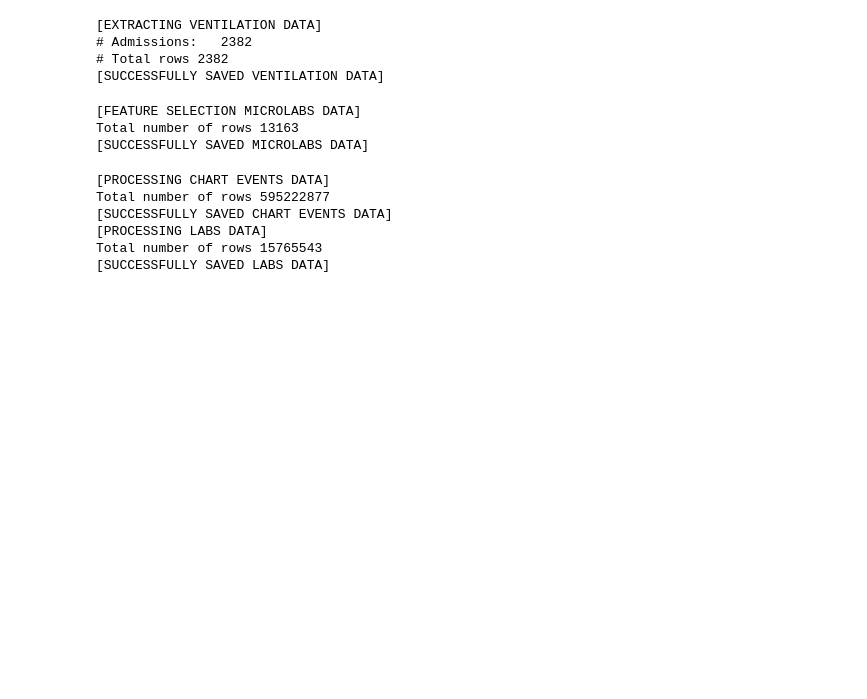
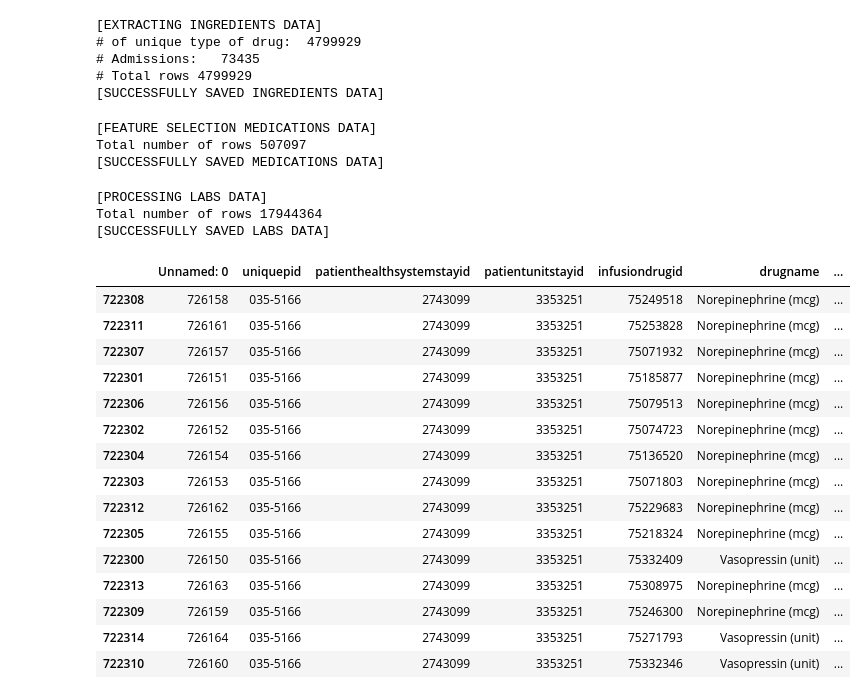
Before and after one commit to Jeong-Eul/eICU2.0_PREPROC, a Jupyter notebook: mainPipeline_step1.ipynb, the cells around one changed output. Cells and saved outputs as stored; diff of their text form; code cells hidden in the pictures; blank space fills up the shorter version.

```diff
--- a/mainPipeline_step1.ipynb
+++ b/mainPipeline_step1.ipynb
@@ -54,48 +54,49 @@ out_flag   =  False
 chart_flag =  False
 proc_flag  =  False
 med_flag   =  False
-ing_flag   =  False
+ing_flag   =  True
 lab_flag   =  False
 pe_flag   =  False
 microlab_flag = False
-vent_flag = True
+vent_flag = False
 
 feature_icu(root_dir, cohort_output, version_path, diag_flag, out_flag,
             chart_flag, proc_flag, med_flag, ing_flag, lab_flag, pe_flag, microlab_flag, vent_flag)
 # %% [output]
-[EXTRACTING VENTILATION DATA]
-# Admissions:   2382
-# Total rows 2382
-[SUCCESSFULLY SAVED VENTILATION DATA]
+[EXTRACTING INGREDIENTS DATA]
+# of unique type of drug:  4799929
+# Admissions:   73435
+# Total rows 4799929
+[SUCCESSFULLY SAVED INGREDIENTS DATA]
 # %%
 ### 2. FEATURE SELECTION 2
 
 select_diag=False
-select_med=False
+select_med=True
 select_ing=False
 select_proc=False
 select_lab=False
 select_out=False
 select_chart=False
-select_microlab=True
+select_microlab=False
 
 diag_flag  =  False
 out_flag   =  False
 chart_flag =  False
 proc_flag  =  False
-med_flag   =  False
+med_flag   =  True
 ing_flag   =  False
 lab_flag   =  False
-microlab_flag = True
+microlab_flag = False
 
 features_selection_icu(local, cohort_output,
                        diag_flag, proc_flag, med_flag, ing_flag, out_flag, lab_flag,
                        chart_flag, microlab_flag, select_diag, select_med, select_ing, select_proc,
                        select_out, select_chart, select_lab, select_microlab)
 # %% [output]
-[FEATURE SELECTION MICROLABS DATA]
-Total number of rows 13163
-[SUCCESSFULLY SAVED MICROLABS DATA]
+[FEATURE SELECTION MEDICATIONS DATA]
+Total number of rows 507097
+[SUCCESSFULLY SAVED MEDICATIONS DATA]
 # %%
 ### 4. CLEANING OF FEATURES
 # Below you will have option to to clean lab and chart events by performing outlier removal and unit conversion.
@@ -105,8 +106,8 @@ Total number of rows 13163
 # **Please run below cell to select preprocessing for diferent features**
 
 thresh=98
-clean_chart=True
-chart_flag =  True
+clean_chart=False
+chart_flag =  False
 impute_outlier_chart=False
 left_thresh= 2
 
@@ -122,9 +123,27 @@ group_diag = 'Convert ICD-9 to ICD-10 codes'
 preprocess_feature_icu(chart_flag, clean_chart, impute_outlier_chart,thresh,left_thresh,
                         lab_flag, imput_outlier_lab, thresh_lab, left_thresh_lab, clean_labs)
 # %% [output]
-[PROCESSING CHART EVENTS DATA]
-Total number of rows 595222877
-[SUCCESSFULLY SAVED CHART EVENTS DATA]
 [PROCESSING LABS DATA]
-Total number of rows 15765543
+Total number of rows 17944364
 [SUCCESSFULLY SAVED LABS DATA]
+# %%
+ing = pd.read_csv('check_point_ing.csv.gz', compression = 'gzip')
+# %%
+ing[ing['patientunitstayid']==3353251].sort_values('start_time')
+# %% [output]
+|  | Unnamed: 0 | uniquepid | patienthealthsystemstayid | patientunitstayid | infusiondrugid | drugname | ... |
+| 722308 | 726158 | 035-5166 | 2743099 | 3353251 | 75249518 | Norepinephrine (mcg) | ... |
+| 722311 | 726161 | 035-5166 | 2743099 | 3353251 | 75253828 | Norepinephrine (mcg) | ... |
+| 722307 | 726157 | 035-5166 | 2743099 | 3353251 | 75071932 | Norepinephrine (mcg) | ... |
+| 722301 | 726151 | 035-5166 | 2743099 | 3353251 | 75185877 | Norepinephrine (mcg) | ... |
+| 722306 | 726156 | 035-5166 | 2743099 | 3353251 | 75079513 | Norepinephrine (mcg) | ... |
+| 722302 | 726152 | 035-5166 | 2743099 | 3353251 | 75074723 | Norepinephrine (mcg) | ... |
+| 722304 | 726154 | 035-5166 | 2743099 | 3353251 | 75136520 | Norepinephrine (mcg) | ... |
+| 722303 | 726153 | 035-5166 | 2743099 | 3353251 | 75071803 | Norepinephrine (mcg) | ... |
+| 722312 | 726162 | 035-5166 | 2743099 | 3353251 | 75229683 | Norepinephrine (mcg) | ... |
+| 722305 | 726155 | 035-5166 | 2743099 | 3353251 | 75218324 | Norepinephrine (mcg) | ... |
+| 722300 | 726150 | 035-5166 | 2743099 | 3353251 | 75332409 | Vasopressin (unit) | ... |
+| 722313 | 726163 | 035-5166 | 2743099 | 3353251 | 75308975 | Norepinephrine (mcg) | ... |
+| 722309 | 726159 | 035-5166 | 2743099 | 3353251 | 75246300 | Norepinephrine (mcg) | ... |
+| 722314 | 726164 | 035-5166 | 2743099 | 3353251 | 75271793 | Vasopressin (unit) | ... |
+| 722310 | 726160 | 035-5166 | 2743099 | 3353251 | 75332346 | Vasopressin (unit) | ... |
```
Also changed, not shown: parts of 7 cells of this notebook, 2 other files.
